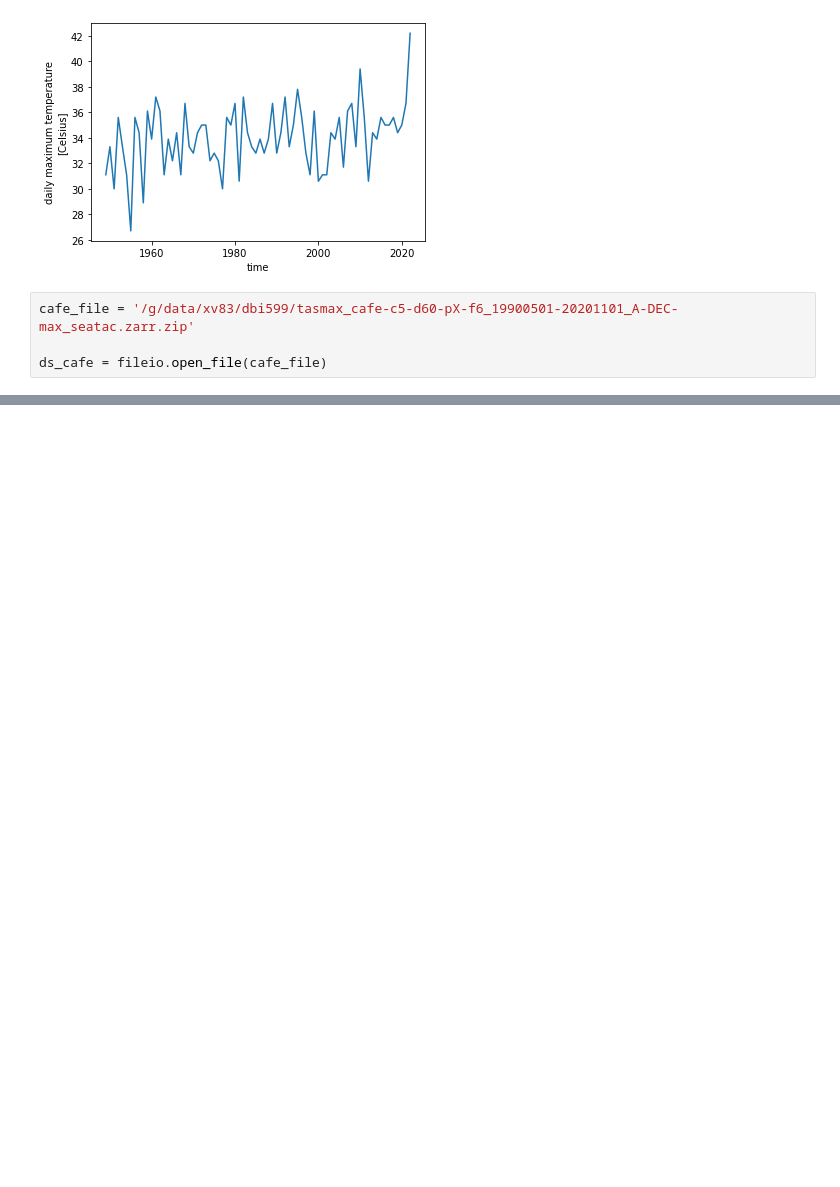
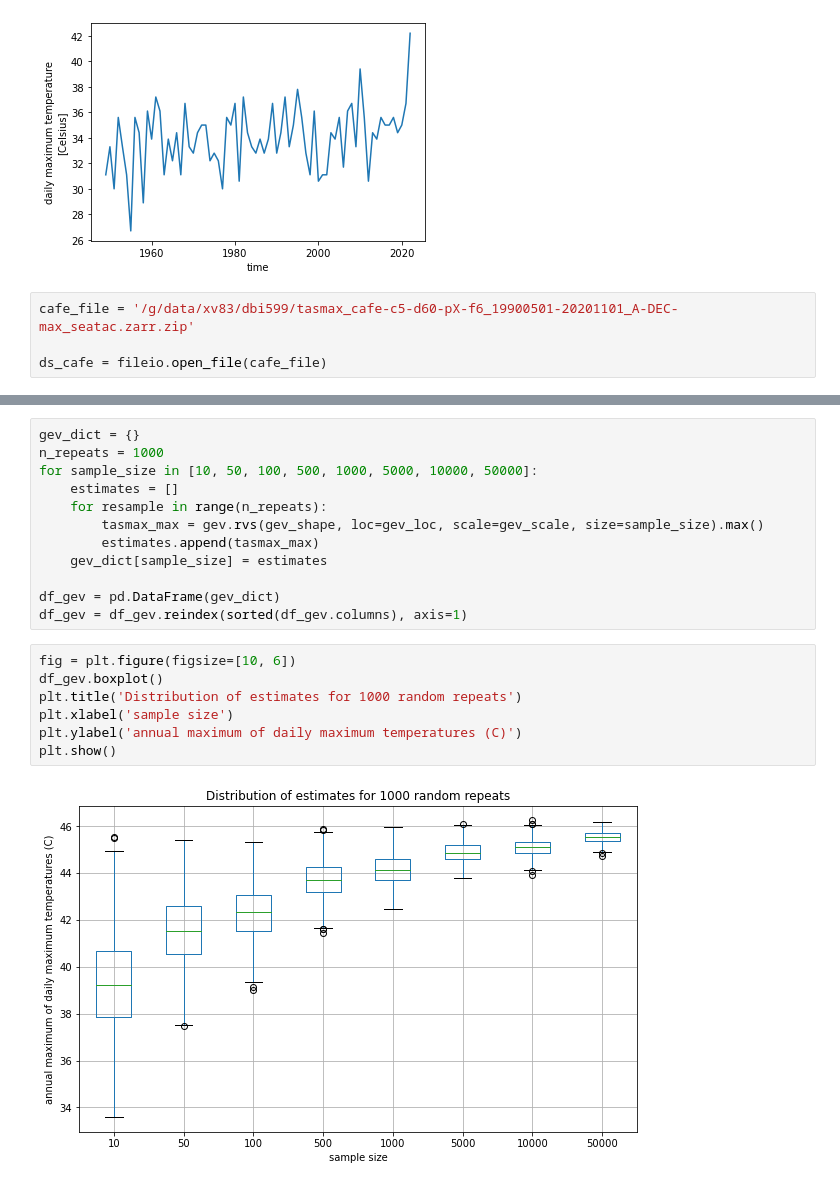
Before and after one commit to AusClimateService/unseen, a Jupyter notebook: notebooks/seatac_analysis.ipynb, the cells around one changed output, grey strips where cells are left out. Drawn from its saved outputs; the diff is of its cells as text; blank space fills up the shorter version.

```diff
--- a/notebooks/seatac_analysis.ipynb
+++ b/notebooks/seatac_analysis.ipynb
@@ -47,0 +215,21 @@ plt.show()
+# %%
+gev_dict = {}
+n_repeats = 1000
+for sample_size in [10, 50, 100, 500, 1000, 5000, 10000, 50000]:
+    estimates = []
+    for resample in range(n_repeats):
+        tasmax_max = gev.rvs(gev_shape, loc=gev_loc, scale=gev_scale, size=sample_size).max()
+        estimates.append(tasmax_max)
+    gev_dict[sample_size] = estimates
+
+df_gev = pd.DataFrame(gev_dict)
+df_gev = df_gev.reindex(sorted(df_gev.columns), axis=1)
+# %%
+fig = plt.figure(figsize=[10, 6])
+df_gev.boxplot()
+plt.title('Distribution of estimates for 1000 random repeats')
+plt.xlabel('sample size')
+plt.ylabel('annual maximum of daily maximum temperatures (C)')
+plt.show()
+# %% [output]
+[figure, added]
```
Also changed, not shown: parts of 14 cells of this notebook.
